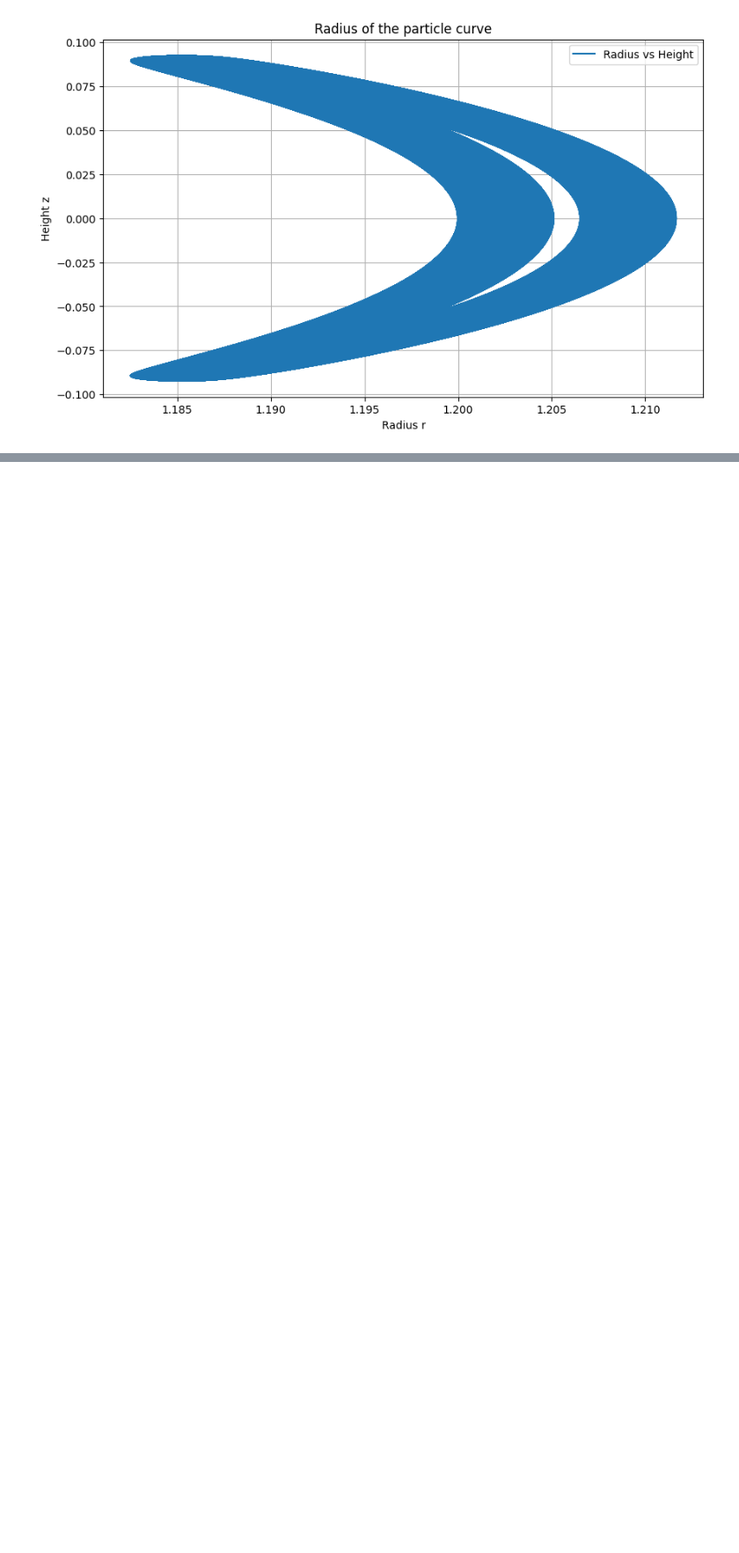
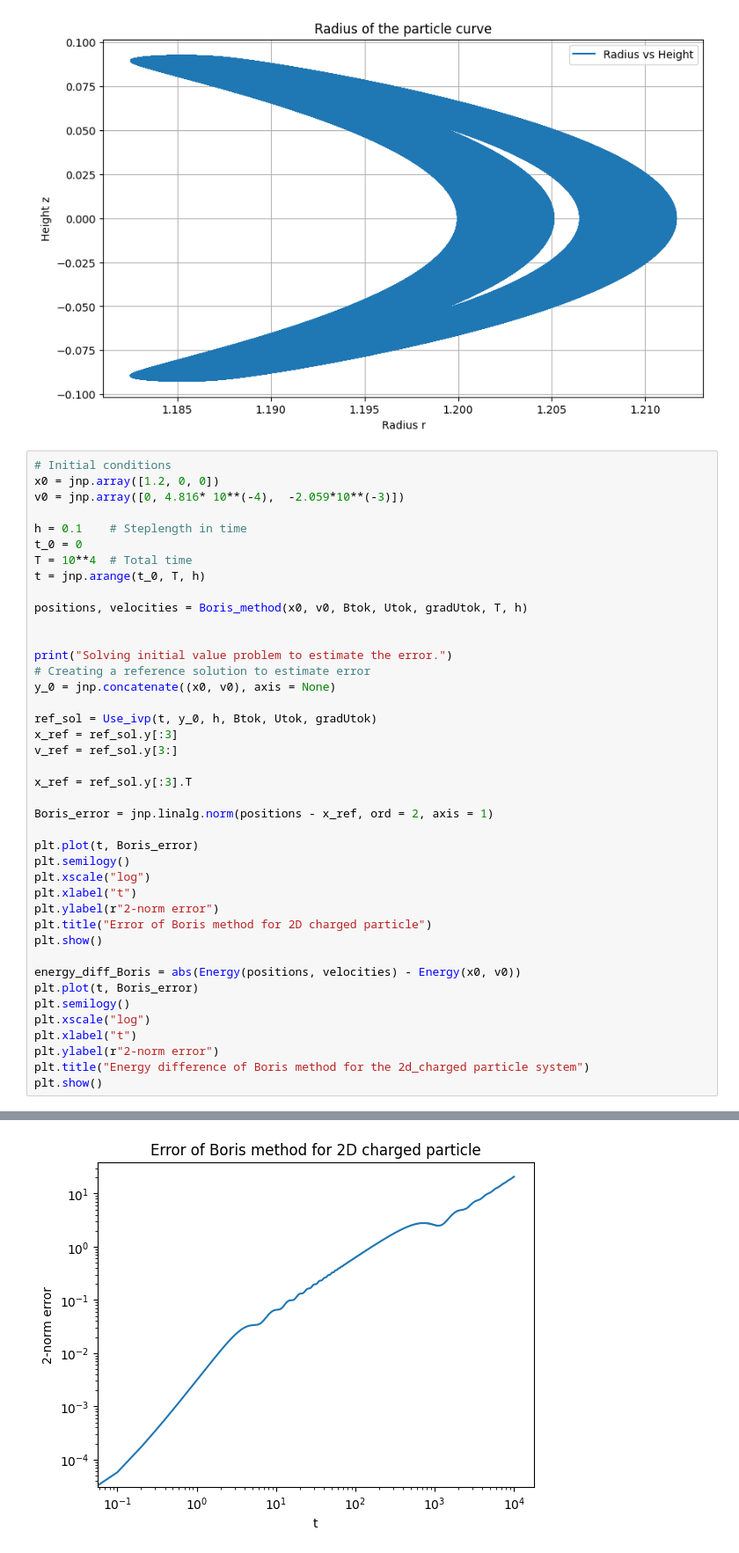
Before and after one commit to vemundsw/Project-2-TMA4215, a Jupyter notebook: Herman.ipynb, the cells around one changed output, grey strips where cells are left out. Shown at 88% size. Cells and saved outputs as stored; diff of their text form; blank space fills up the shorter version.

```diff
--- a/Herman.ipynb
+++ b/Herman.ipynb
@@ -432,3 +432,45 @@ plt.show()
 [-0.00028764  0.00047152 -0.00207098]
 [figure]
 [figure]
+# %%
+# Initial conditions
+x0 = jnp.array([1.2, 0, 0])
+v0 = jnp.array([0, 4.816* 10**(-4),  -2.059*10**(-3)])
+
+h = 0.1    # Steplength in time
+t_0 = 0
+T = 10**4  # Total time
+t = jnp.arange(t_0, T, h)
+
+positions, velocities = Boris_method(x0, v0, Btok, Utok, gradUtok, T, h)
+
+
+print("Solving initial value problem to estimate the error.")
+# Creating a reference solution to estimate error
+y_0 = jnp.concatenate((x0, v0), axis = None)
+
+ref_sol = Use_ivp(t, y_0, h, Btok, Utok, gradUtok)
+x_ref = ref_sol.y[:3]
+v_ref = ref_sol.y[3:]
+
+x_ref = ref_sol.y[:3].T
+
+Boris_error = jnp.linalg.norm(positions - x_ref, ord = 2, axis = 1)
+
+plt.plot(t, Boris_error)
+plt.semilogy()
+plt.xscale("log")
+plt.xlabel("t")
+plt.ylabel(r"2-norm error")
+plt.title("Error of Boris method for 2D charged particle")
+plt.show()
+
+energy_diff_Boris = abs(Energy(positions, velocities) - Energy(x0, v0))
+plt.plot(t, Boris_error)
+plt.semilogy()
+plt.xscale("log")
+plt.xlabel("t")
+plt.ylabel(r"2-norm error")
+plt.title("Energy difference of Boris method for the 2d_charged particle system")
+plt.show()
+# %% [output]
@@ -434,0 +478 @@ plt.show()
+[figure, added]
```
Also changed, not shown: parts of 2 cells of this notebook, 1 other file.
